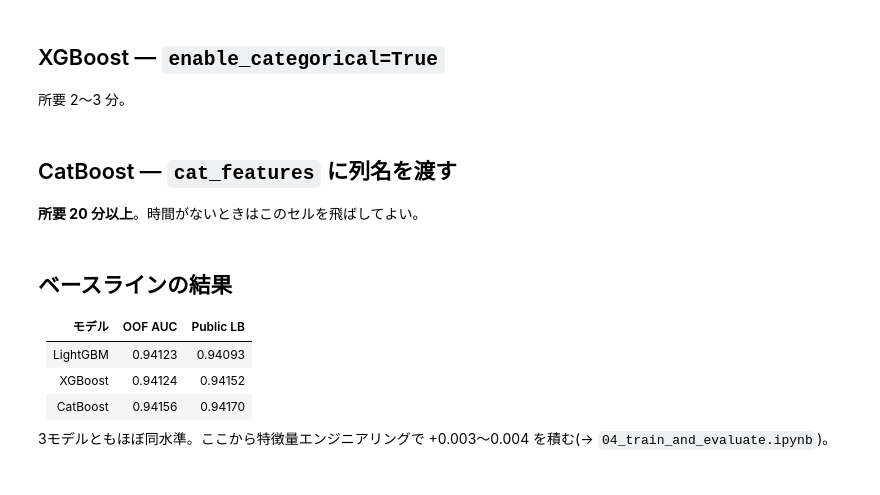
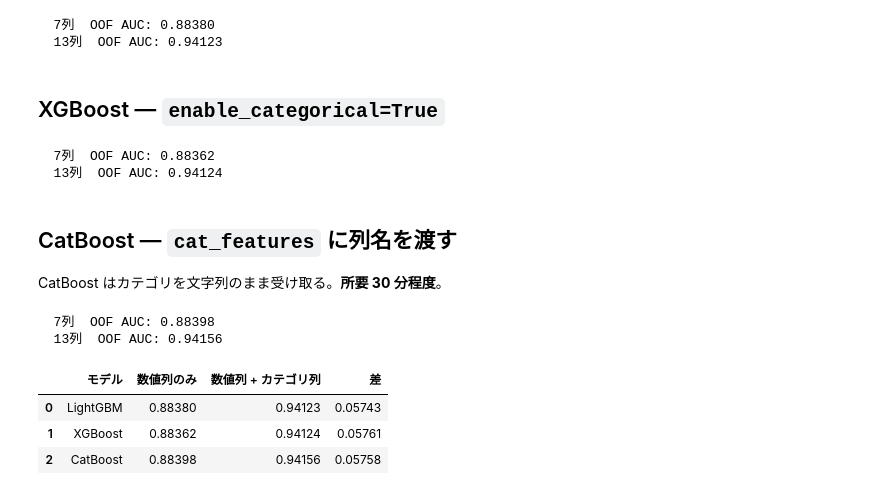
Before and after one commit to takactkc123-create/kaggle, a Jupyter notebook: 2609/notebooks/02_baseline.ipynb, the cells around one changed output. Cells and saved outputs as stored; diff of their text form; code cells hidden in the pictures.

```diff
--- a/2609/notebooks/02_baseline.ipynb
+++ b/2609/notebooks/02_baseline.ipynb
@@ -25,16 +34,15 @@ test = pd.read_csv("data/test.csv")
 
 NUM_COLS = [c for c in train.select_dtypes(include=[np.number]).columns if c != "id"]
 CAT_COLS = [c for c in train.columns if c not in NUM_COLS + ["id", TARGET]]
-FEATURES = NUM_COLS + CAT_COLS
-
-X, X_test = train[FEATURES].copy(), test[FEATURES].copy()
 y = (train[TARGET] == "Yes").astype(int)
 
-# train/test で共通のカテゴリ集合を定義しておく(未知カテゴリの不整合を防ぐ)
+# LightGBM / XGBoost 用: train/test で共通のカテゴリ集合を持つ category 型にする
+X, X_test = train[NUM_COLS + CAT_COLS].copy(), test[NUM_COLS + CAT_COLS].copy()
 for c in CAT_COLS:
     cats = pd.concat([train[c], test[c]]).astype("category").cat.categories
     X[c] = pd.Categorical(train[c], categories=cats)
     X_test[c] = pd.Categorical(test[c], categories=cats)
 
 skf = StratifiedKFold(n_splits=5, shuffle=True, random_state=42)
-print(len(FEATURES), "features")
+print("数値列:", NUM_COLS)
+print("カテゴリ列:", CAT_COLS)
@@ -61,43 +72,42 @@ def run_cv(make_model, X, X_test, y, fit_kwargs=None, n_splits=5):
 # %%
 from lightgbm import LGBMClassifier
 
-oof_lgbm, pred_lgbm = run_cv(
-    lambda: LGBMClassifier(random_state=42, verbosity=-1), X, X_test, y
-)
+make = lambda: LGBMClassifier(random_state=42, verbosity=-1)
+results["LightGBM"] = (run_cv(make, X, NUM_COLS), run_cv(make, X, NUM_COLS + CAT_COLS))
+# %% [output]
+  7列  OOF AUC: 0.88380
+  13列  OOF AUC: 0.94123
 # %% [markdown]
 ## XGBoost — `enable_categorical=True`
-
-所要 2〜3 分。
 # %%
 from xgboost import XGBClassifier
 
-oof_xgb, pred_xgb = run_cv(
-    lambda: XGBClassifier(random_state=42, tree_method="hist", enable_categorical=True),
-    X, X_test, y
-)
+make = lambda: XGBClassifier(random_state=42, tree_method="hist", enable_categorical=True)
+results["XGBoost"] = (run_cv(make, X, NUM_COLS), run_cv(make, X, NUM_COLS + CAT_COLS))
+# %% [output]
+  7列  OOF AUC: 0.88362
+  13列  OOF AUC: 0.94124
 # %% [markdown]
 ## CatBoost — `cat_features` に列名を渡す
 
-**所要 20 分以上**。時間がないときはこのセルを飛ばしてよい。
+CatBoost はカテゴリを文字列のまま受け取る。**所要 30 分程度**。
 # %%
 from catboost import CatBoostClassifier
 
-Xc, Xc_test = X.copy(), X_test.copy()
-for c in CAT_COLS:          # CatBoost は文字列のまま渡す
-    Xc[c] = Xc[c].astype(str)
-    Xc_test[c] = Xc_test[c].astype(str)
-
-oof_cat, pred_cat = run_cv(
-    lambda: CatBoostClassifier(random_state=42, verbose=False, allow_writing_files=False),
-    Xc, Xc_test, y, fit_kwargs={"cat_features": CAT_COLS}
-)
+Xc = train[NUM_COLS + CAT_COLS].copy()
+make = lambda: CatBoostClassifier(random_state=42, verbose=False, allow_writing_files=False)
+results["CatBoost"] = (run_cv(make, Xc, NUM_COLS),
+                       run_cv(make, Xc, NUM_COLS + CAT_COLS, fit_kwargs={"cat_features": CAT_COLS}))
+# %% [output]
+  7列  OOF AUC: 0.88398
+  13列  OOF AUC: 0.94156
-# %% [markdown]
-## ベースラインの結果
-
-| モデル | OOF AUC | Public LB |
-|---|---|---|
-| LightGBM | 0.94123 | 0.94093 |
-| XGBoost | 0.94124 | 0.94152 |
-| CatBoost | 0.94156 | 0.94170 |
-
-3モデルともほぼ同水準。ここから特徴量エンジニアリングで +0.003〜0.004 を積む(→ `04_train_and_evaluate.ipynb`)。
+# %%
+pd.DataFrame(
+    [(m, a, b, b - a) for m, (a, b) in results.items()],
+    columns=["モデル", "数値列のみ", "数値列 + カテゴリ列", "差"],
+).round(5)
+# %% [output]
+|  | モデル | 数値列のみ | 数値列 + カテゴリ列 | 差 |
+| 0 | LightGBM | 0.88380 | 0.94123 | 0.05743 |
+| 1 | XGBoost | 0.88362 | 0.94124 | 0.05761 |
+| 2 | CatBoost | 0.88398 | 0.94156 | 0.05758 |
```
Also changed, not shown: parts of 7 cells of this notebook, 4 other files.
